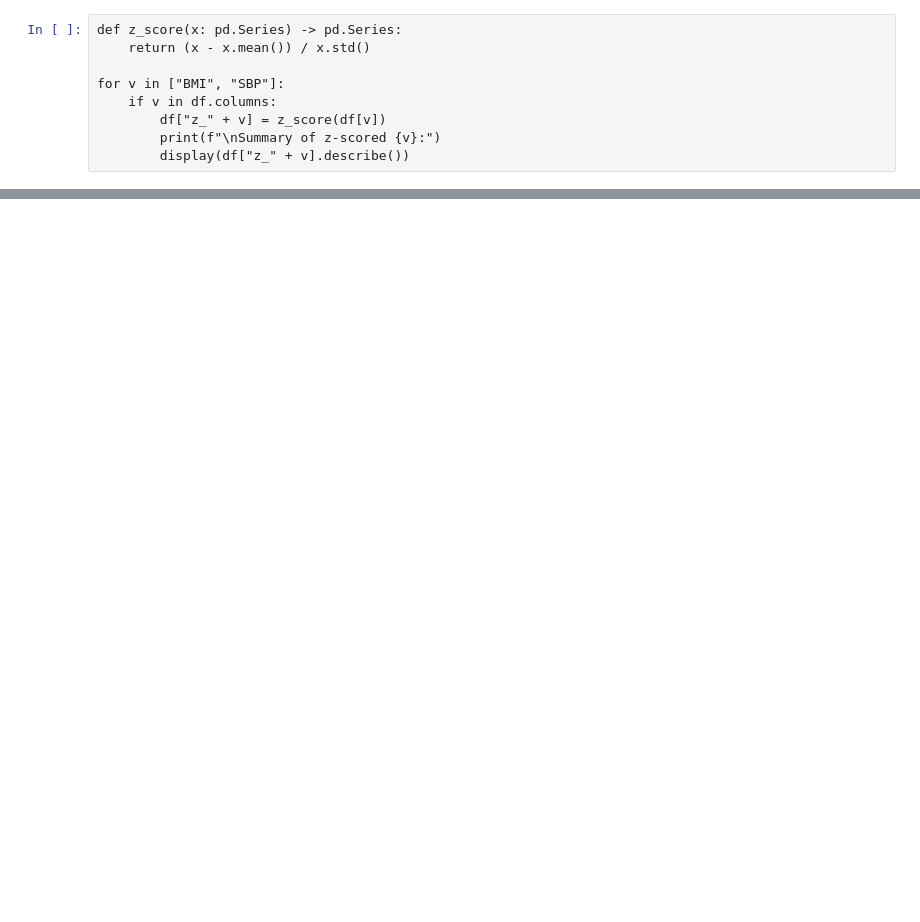
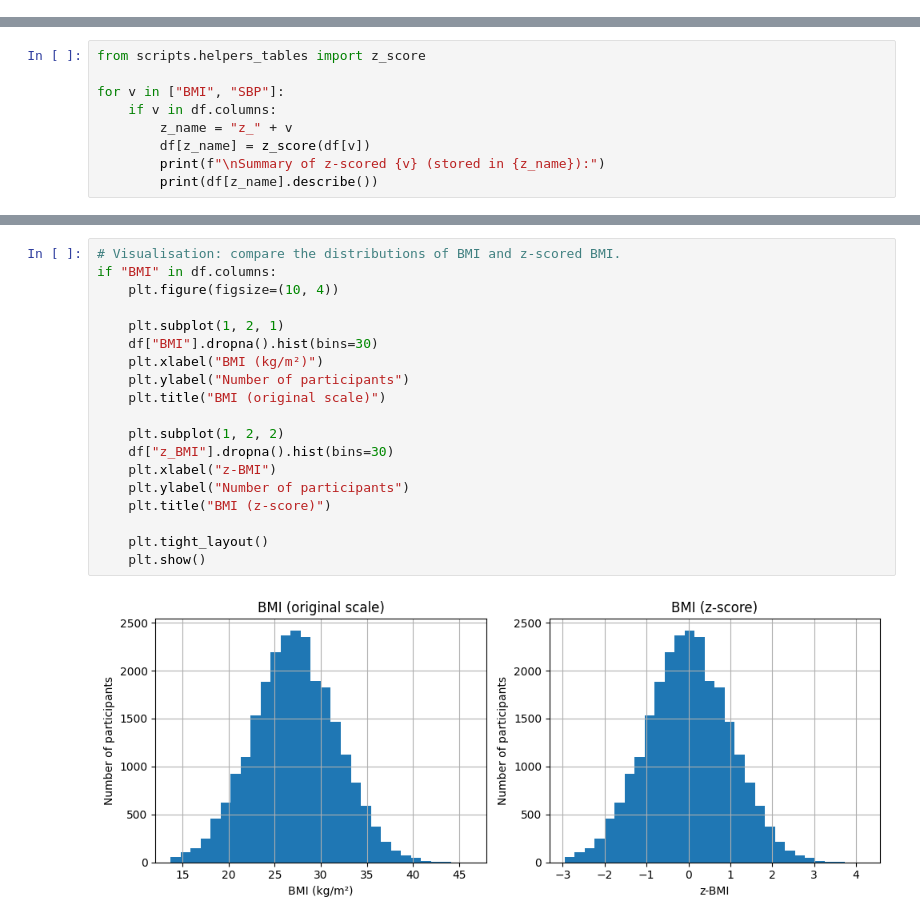
Before and after one commit to ggkuhnle/fb2nep-epi, a Jupyter notebook: notebooks/05_data_transformation.ipynb, the cells around one changed output, grey strips where cells are left out. Cells and saved outputs as stored; diff of their text form; blank space fills up the shorter version.

```diff
--- a/notebooks/05_data_transformation.ipynb
+++ b/notebooks/05_data_transformation.ipynb
@@ -98,9 +0,0 @@ We standardise BMI and SBP to have mean 0 and standard deviation 1.
-# %%
-def z_score(x: pd.Series) -> pd.Series:
-    return (x - x.mean()) / x.std()
-
-for v in ["BMI", "SBP"]:
-    if v in df.columns:
-        df["z_" + v] = z_score(df[v])
-        print(f"\nSummary of z-scored {v}:")
-        display(df["z_" + v].describe())
@@ -129,0 +431,9 @@ if {"BMI", "SBP"}.issubset(df.columns):
+# %%
+from scripts.helpers_tables import z_score
+
+for v in ["BMI", "SBP"]:
+    if v in df.columns:
+        z_name = "z_" + v
+        df[z_name] = z_score(df[v])
+        print(f"\nSummary of z-scored {v} (stored in {z_name}):")
+        print(df[z_name].describe())
@@ -129,0 +458,21 @@ if {"BMI", "SBP"}.issubset(df.columns):
+# %%
+# Visualisation: compare the distributions of BMI and z-scored BMI.
+if "BMI" in df.columns:
+    plt.figure(figsize=(10, 4))
+
+    plt.subplot(1, 2, 1)
+    df["BMI"].dropna().hist(bins=30)
+    plt.xlabel("BMI (kg/m²)")
+    plt.ylabel("Number of participants")
+    plt.title("BMI (original scale)")
+
+    plt.subplot(1, 2, 2)
+    df["z_BMI"].dropna().hist(bins=30)
+    plt.xlabel("z-BMI")
+    plt.ylabel("Number of participants")
+    plt.title("BMI (z-score)")
+
+    plt.tight_layout()
+    plt.show()
+# %% [output]
+[figure, added]
```
Also changed, not shown: parts of 48 cells of this notebook, 4 other files.
